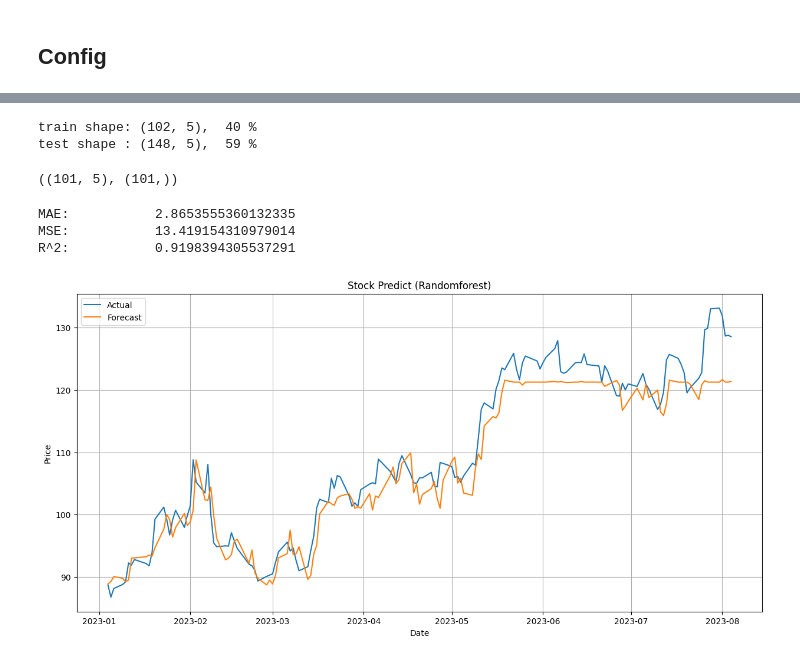
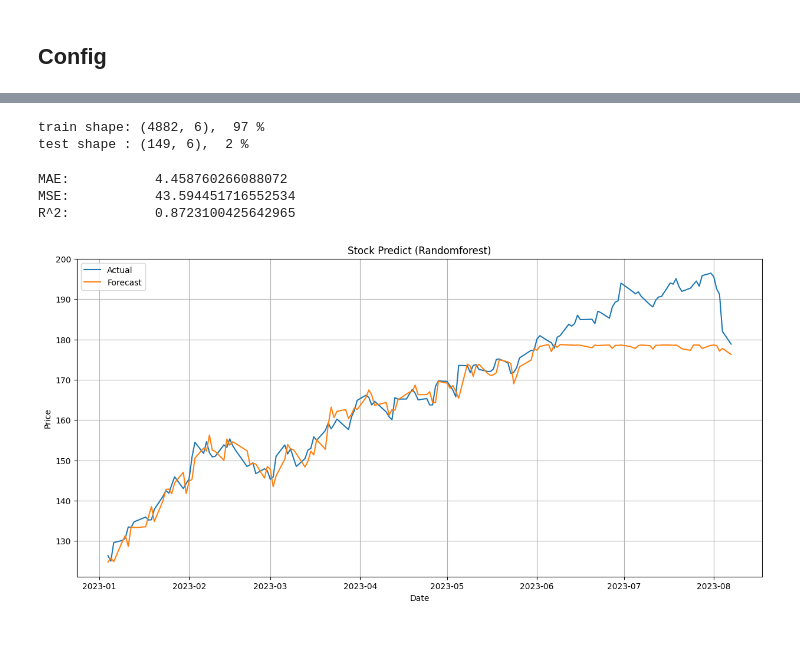
Before and after one commit to HaseongJung/stock-forecasting, a Jupyter notebook: stockPredict.ipynb, the cells around one changed output, grey strips where cells are left out. Drawn from its saved outputs; the diff is of its cells as text; code cells hidden in the pictures.

```diff
--- a/stockPredict.ipynb
+++ b/stockPredict.ipynb
@@ -853,7 +499,8 @@ df
 # %%
 # 일 등락률 = (오늘종가 – 어제종가) / 어제종가 * 100
 
-df["Change"] = (df["Close"]-df["Close"].shift(1)) / df["Close"].shift(1) * 100
+df["Change"] = df["Close"].pct_change() * 100
+#df["Change"] = (df["Adj Close"]-df["Adj Close"].shift(1)) / df["Adj Close"].shift(1) * 100
 df = df.iloc[1:, :]
 df
 # %% [output]
@@ -926,5 +573,5 @@ See the caveats in the documentation: https://pandas.pydata.org/pandas-docs/stab
 # %%
 # 우연일 수도 있지만 2번째자리수에서 반올림하면 아주 소폭 성능이 상승한다.
 
-# df = round(df, 2)
-# df
+df = round(df, 2)
+df
@@ -1039,4 +741,4 @@ Index(['Open', 'High', 'Low', 'Close', 'Volume'], dtype='object')
 # %%
-df = df[["Close", "Open", "High", "Low", "Volume"]]
-df
+df = df[["Close", "Open", "High", "Low", "Volume", "Change"]]
+df.loc[df["Change"].idxmin()]
 # %% [output]
@@ -1057,25 +793,20 @@ df
 # %%
-train = df[df.index.year < 2023]
+train = df[df.index.year <= 2022]
 test = df[df.index.year == 2023]
 n_data = train.shape[0] + test.shape[0]
 print(f"train shape: {train.shape},  {int(train.shape[0]/n_data *100)} % \ntest shape : {test.shape},  {int(test.shape[0]/n_data *100)} %")
 # %% [output]
-train shape: (102, 5),  40 %
-test shape : (148, 5),  59 %
+train shape: (4882, 6),  97 %
+test shape : (149, 6),  2 %
-# %%
-X_train = train.iloc[:-1].values
-y_train = train.iloc[1:, 0].values
-
-X_test = test.iloc[:-1].values
-y_test = test.iloc[1:, 0].values
-
-X_train.shape, y_train.shape
-# %% [output]
-((101, 5), (101,))
 # %%
-rf = RandomForestRegressor(random_state=42)
+X_train = train.iloc[:-1].values
+y_train = train.iloc[1:, 0].values
+
+X_test = test.iloc[:-1].values
+y_test = test.iloc[1:, 0].values
+
+rf = RandomForestRegressor(random_state=42, bootstrap=True, max_depth=16, max_features="auto", min_samples_leaf=1, min_samples_split=6, n_estimators=100)
 rf.fit(X_train, y_train)
-
 
 yhat = rf.predict(X_test)
 mae = metrics.mean_absolute_error(y_test, yhat)
@@ -1130,35 +861,35 @@ plt.grid()
 # columns = "Close", "Open", "High", "Low", "Volume", "Nasdaq future"   >>> good
 # MAE:           2.1079902804627717
 # MSE:           7.041222645297052
 # R^2:           0.9579386000216722
 
 # columns = "Close", "Open", "High", "Low", "Volume", "Bond rates(5)"   >>> bad
 # MAE:           2.1645695864100034
 # MSE:           7.4872877896440295
 # R^2:           0.9552739882918755
 
 # columns = "Close", "Open", "High", "Low", "Volume", "Bond rates(10)"  >>> bad
 # MAE:           2.1321283535081514
 # MSE:           7.590575644704663
 # R^2:           0.9546569886593599
 
 # columns = "Close", "Open", "High", "Low", "Volume", "Dollar index"    >>> good
 # MAE:           2.060810230281078
 # MSE:           6.968373603847073
 # R^2:           0.9583737705630428
 
 # columns = "Close", "Open", "High", "Low", "Volume", "Nasdaq future", "Change"
 # MAE:           2.0474863750431815
 # MSE:           6.711704726741979
 # R^2:           0.9599070060316183
 
 # columns = "Close", "Open", "High", "Low", "Volume", "Change", "S&P500 future", "Dollar index"
 # MAE:           2.030563883878747
 # MSE:           6.826729953253438
 # R^2:           0.9592198921163769
 # %% [output]
-MAE:           2.8653555360132335
-MSE:           13.419154310979014
-R^2:           0.9198394305537291
+MAE:           4.458760266088072
+MSE:           43.594451716552534
+R^2:           0.8723100425642965
-[figure, old version]
+[figure, new version]
 # %%
```
Also changed, not shown: parts of 84 cells of this notebook.
